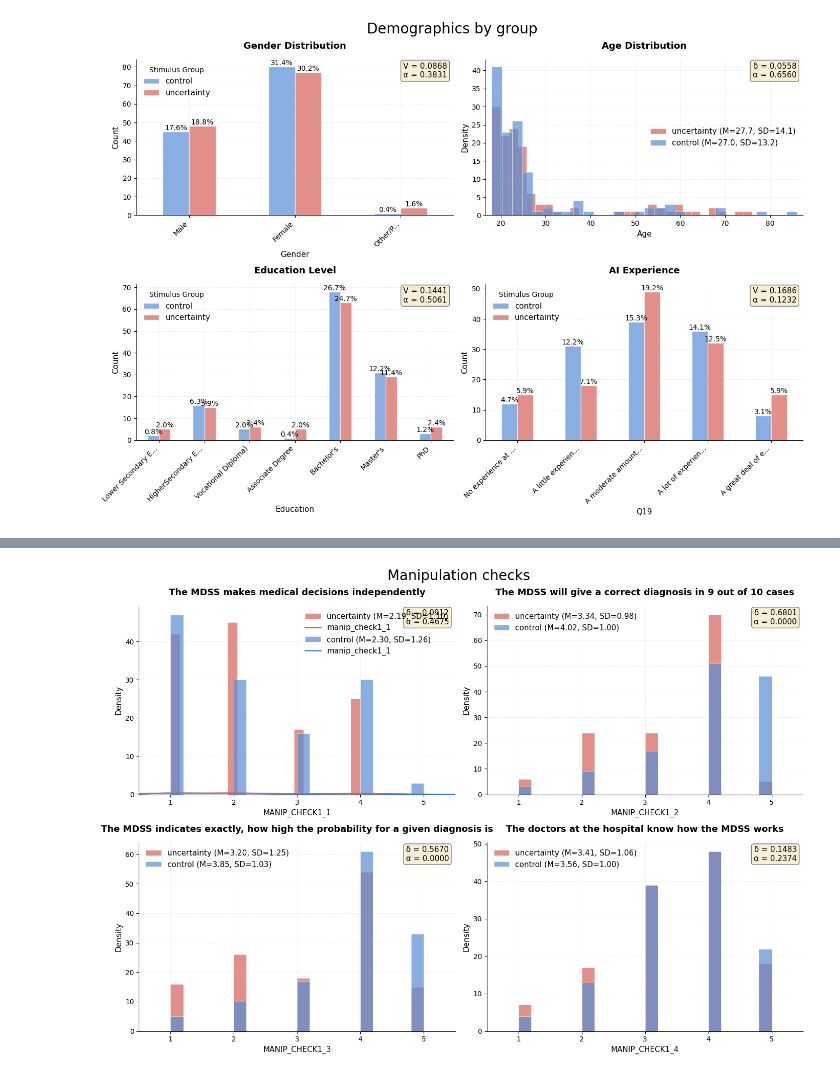
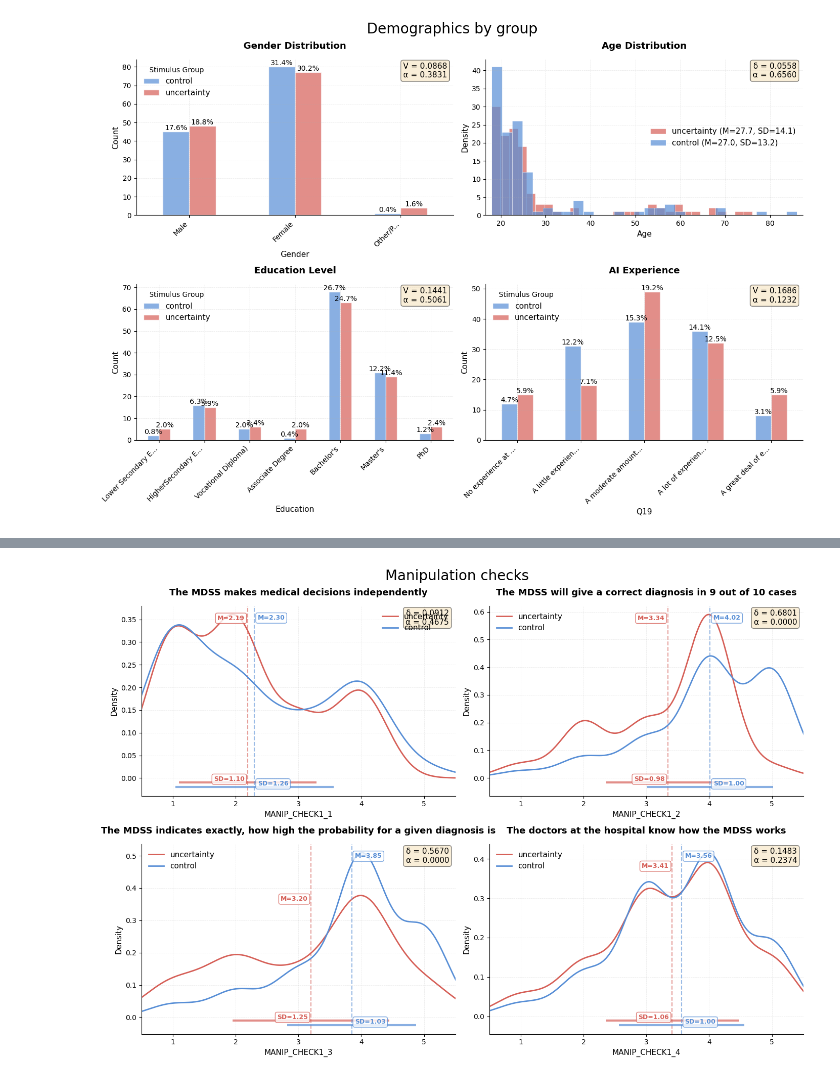
Before and after one commit to TimWiesner99/thesis-analysis, a Jupyter notebook: processing/overview_results.ipynb, the cells around one changed output, grey strips where cells are left out. Saved outputs shown, nothing was run; the diff lists cells and outputs as text; code cells hidden in the pictures.

```diff
--- a/processing/overview_results.ipynb
+++ b/processing/overview_results.ipynb
@@ -98,15 +94,19 @@ The MDSS makes medical decisions independently
 # %%
 # Manipulation check
 fig, axes = create_figure_grid(4, ncols=2, figsize=(14, 10))
 
-plot_likert_distribution(data, 'manip_check1_1', title=get_question_statement('manip_check1_1'), group_by='stimulus_group', ax=axes[0])
-plot_likert_distribution(data, 'manip_check1_2', title=get_question_statement('manip_check1_2'), group_by='stimulus_group', ax=axes[1])
-plot_likert_distribution(data, 'manip_check1_3', title=get_question_statement('manip_check1_3'), group_by='stimulus_group', ax=axes[2])
-plot_likert_distribution(data, 'manip_check1_4', title=get_question_statement('manip_check1_4'), group_by='stimulus_group', ax=axes[3])
+plot_likert_distribution(data, 'manip_check1_1', title=get_question_statement('manip_check1_1'), group_by='stimulus_group', ax=axes[0],
+                         show_kde=True, show_bars=False)
+plot_likert_distribution(data, 'manip_check1_2', title=get_question_statement('manip_check1_2'), group_by='stimulus_group', ax=axes[1],
+                         show_kde=True, show_bars=False)
+plot_likert_distribution(data, 'manip_check1_3', title=get_question_statement('manip_check1_3'), group_by='stimulus_group', ax=axes[2],
+                         show_kde=True, show_bars=False)
+plot_likert_distribution(data, 'manip_check1_4', title=get_question_statement('manip_check1_4'), group_by='stimulus_group', ax=axes[3],
+                         show_kde=True, show_bars=False)
 
 fig.suptitle("Manipulation checks", fontsize=20)
 
 plt.tight_layout()
 plt.show()
 # %% [output]
-[figure, old version]
+[figure, new version]
```
Also changed, not shown: parts of 2 cells of this notebook, 5 other files.
